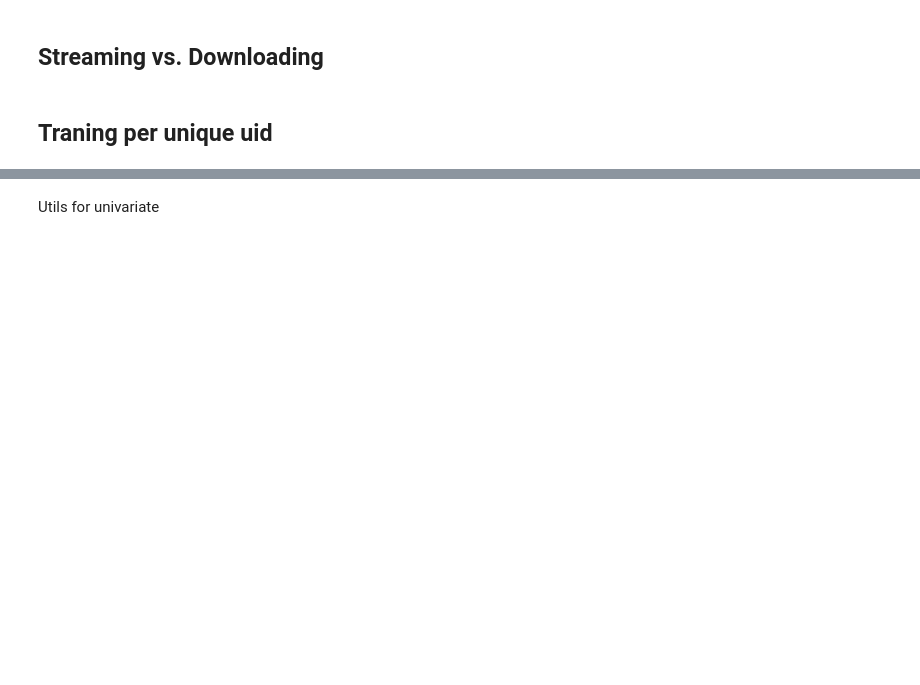
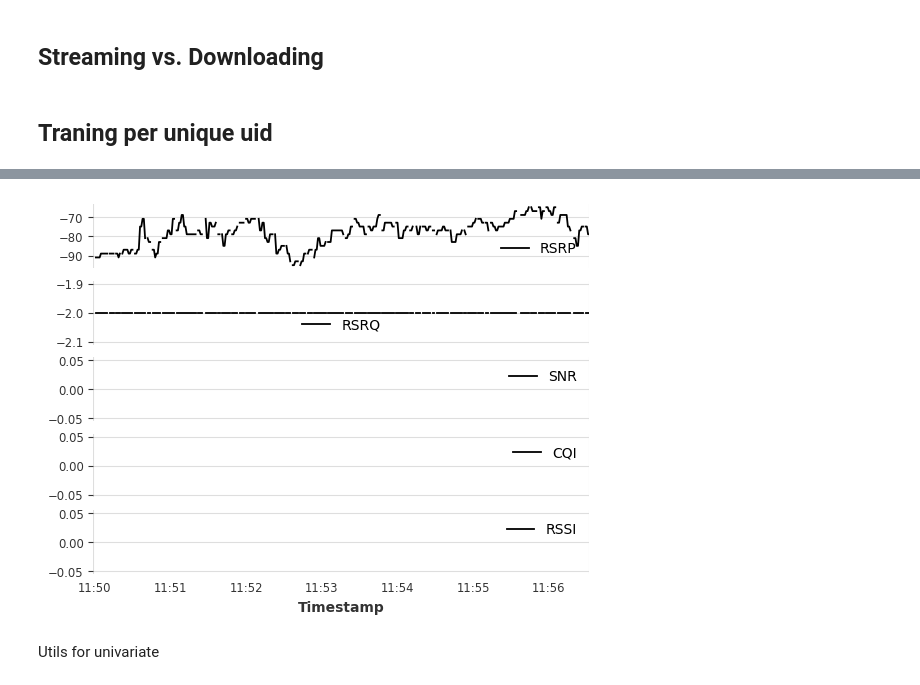
Before and after one commit to ejs94/5g-forecasting, a Jupyter notebook: notebooks/3_0_forecast_stats_uni.ipynb, the cells around one changed output, grey strips where cells are left out. Drawn from its saved outputs; the diff is of its cells as text; code cells hidden in the pictures; blank space fills up the shorter version.

```diff
--- a/notebooks/3_0_forecast_stats_uni.ipynb
+++ b/notebooks/3_0_forecast_stats_uni.ipynb
@@ -91,8 +88,12 @@ def separe_for_uid(df, target_columns):
 # %%
-list_static_strm = separe_for_uid(list_static_strm, target_columns)
-list_driving_strm = separe_for_uid(list_driving_strm, target_columns)
-list_static_down = separe_for_uid(list_static_down, target_columns)
-list_driving_down = separe_for_uid(list_driving_down, target_columns)
+list_static_strm = separate_by_uid_and_frequency(list_static_strm, target_columns, "S")
+list_driving_strm = separate_by_uid_and_frequency(
+    list_driving_strm, target_columns, "S"
+)
+list_static_down = separate_by_uid_and_frequency(list_static_down, target_columns, "S")
+list_driving_down = separate_by_uid_and_frequency(
+    list_driving_down, target_columns, "S"
+)
 # %%
 display(
     len(list_static_strm),
@@ -105,3 +109,7 @@ simple_plot(list_static_strm[4])
+# %%
+simple_plot(list_driving_down[0])
+# %% [output]
+[figure, added]
 # %% [markdown]
 Utils for univariate
 # %%
```
Also changed, not shown: parts of 88 cells of this notebook, 6 other files.
